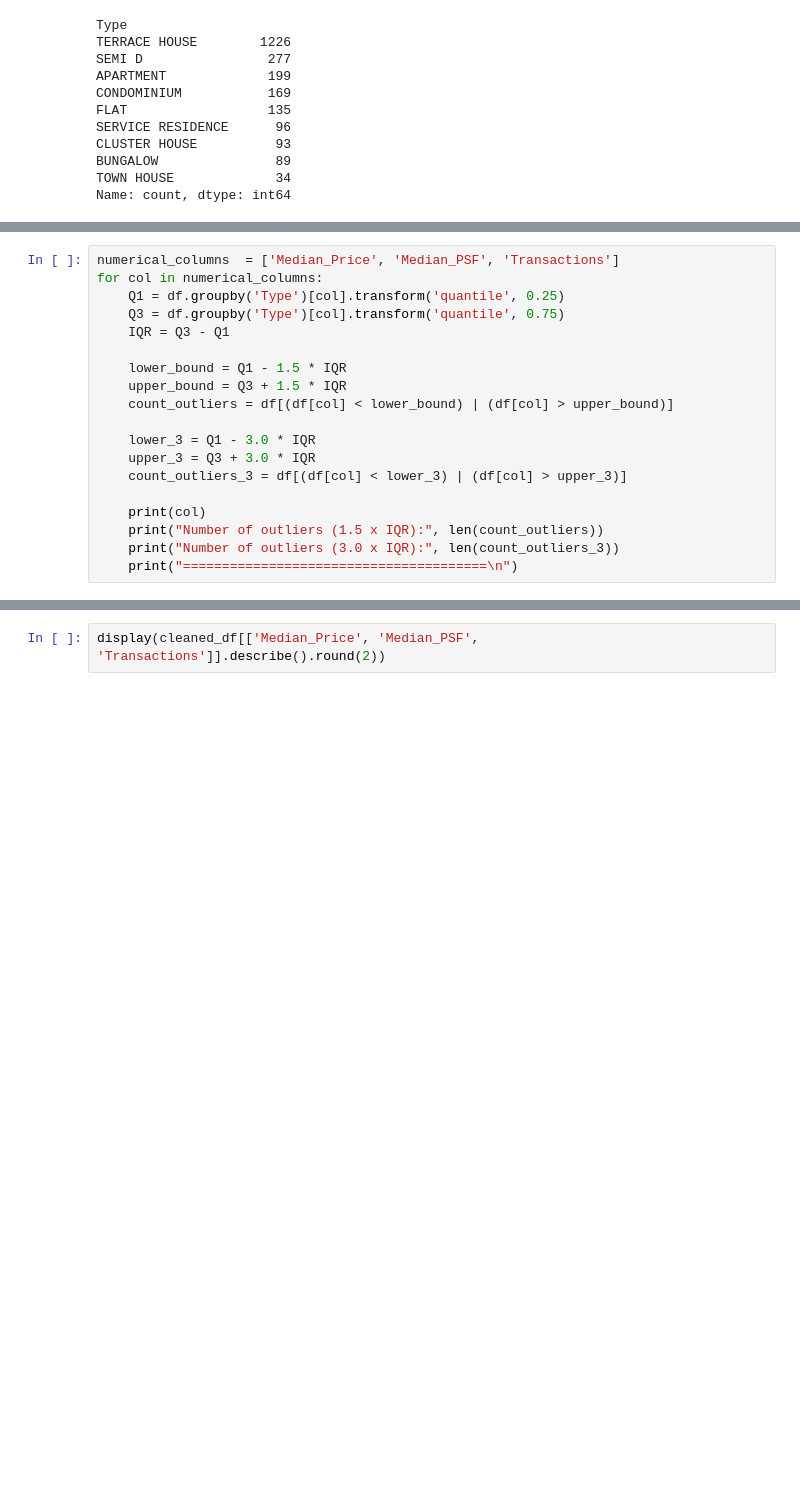
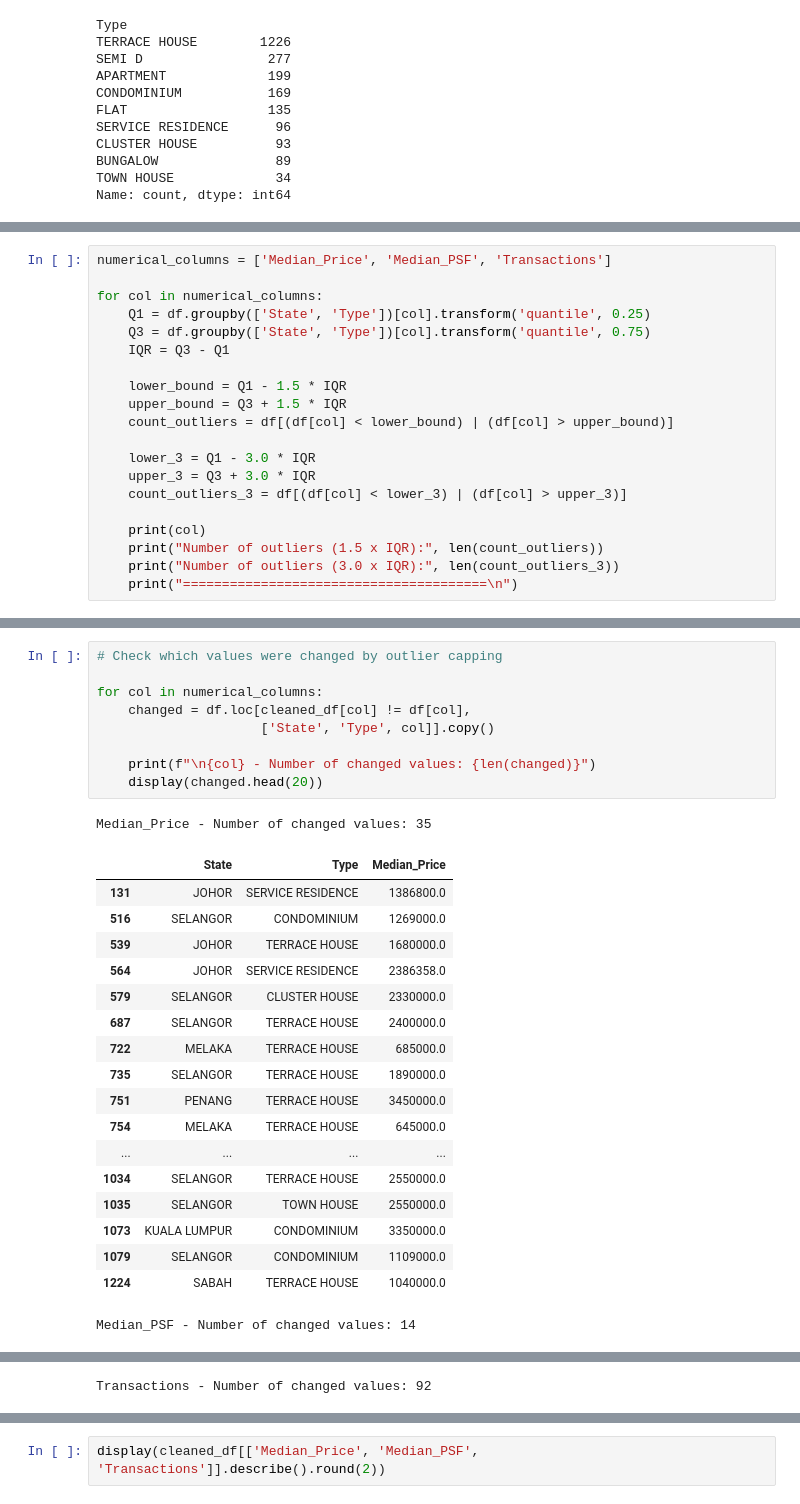
Before and after one commit to JingYang06522/DSTest, a Jupyter notebook: clean_dataset.ipynb, the cells around one changed output, grey strips where cells are left out. Saved outputs shown, nothing was run; the diff lists cells and outputs as text; blank space fills up the shorter version.

```diff
--- a/clean_dataset.ipynb
+++ b/clean_dataset.ipynb
@@ -234,10 +236,11 @@ df.head(5)
 | 3 | TAMAN LAGENDA TROPIKA TAPAH | CHENDERIANG | PERAK | FREEHOLD | TERRACE HOUSE | 229954.0 | 130.0 | 414 |
 | 4 | SCIENTEX JASIN MUTIARA | BEMBAN | MELAKA | FREEHOLD | TERRACE HOUSE | 255600.0 | 218.0 | 391 |
 # %%
-numerical_columns  = ['Median_Price', 'Median_PSF', 'Transactions']
+numerical_columns = ['Median_Price', 'Median_PSF', 'Transactions']
+
 for col in numerical_columns:
-    Q1 = df.groupby('Type')[col].transform('quantile', 0.25)
-    Q3 = df.groupby('Type')[col].transform('quantile', 0.75)
+    Q1 = df.groupby(['State', 'Type'])[col].transform('quantile', 0.25)
+    Q3 = df.groupby(['State', 'Type'])[col].transform('quantile', 0.75)
     IQR = Q3 - Q1
 
     lower_bound = Q1 - 1.5 * IQR
@@ -309,0 +316,29 @@ Upper outliers capped: 101
+# %%
+# Check which values were changed by outlier capping
+
+for col in numerical_columns:
+    changed = df.loc[cleaned_df[col] != df[col],
+                     ['State', 'Type', col]].copy()
+
+    print(f"\n{col} - Number of changed values: {len(changed)}")
+    display(changed.head(20))
+# %% [output]
+Median_Price - Number of changed values: 35
+|  | State | Type | Median_Price |
+| 131 | JOHOR | SERVICE RESIDENCE | 1386800.0 |
+| 516 | SELANGOR | CONDOMINIUM | 1269000.0 |
+| 539 | JOHOR | TERRACE HOUSE | 1680000.0 |
+| 564 | JOHOR | SERVICE RESIDENCE | 2386358.0 |
+| 579 | SELANGOR | CLUSTER HOUSE | 2330000.0 |
+| 687 | SELANGOR | TERRACE HOUSE | 2400000.0 |
+| 722 | MELAKA | TERRACE HOUSE | 685000.0 |
+| 735 | SELANGOR | TERRACE HOUSE | 1890000.0 |
+| 751 | PENANG | TERRACE HOUSE | 3450000.0 |
+| 754 | MELAKA | TERRACE HOUSE | 645000.0 |
+| ... | ... | ... | ... |
+| 1034 | SELANGOR | TERRACE HOUSE | 2550000.0 |
+| 1035 | SELANGOR | TOWN HOUSE | 2550000.0 |
+| 1073 | KUALA LUMPUR | CONDOMINIUM | 3350000.0 |
+| 1079 | SELANGOR | CONDOMINIUM | 1109000.0 |
+| 1224 | SABAH | TERRACE HOUSE | 1040000.0 |
+Median_PSF - Number of changed values: 14
@@ -309,0 +360 @@ Upper outliers capped: 101
+Transactions - Number of changed values: 92
```
Also changed, not shown: parts of 8 cells of this notebook.
